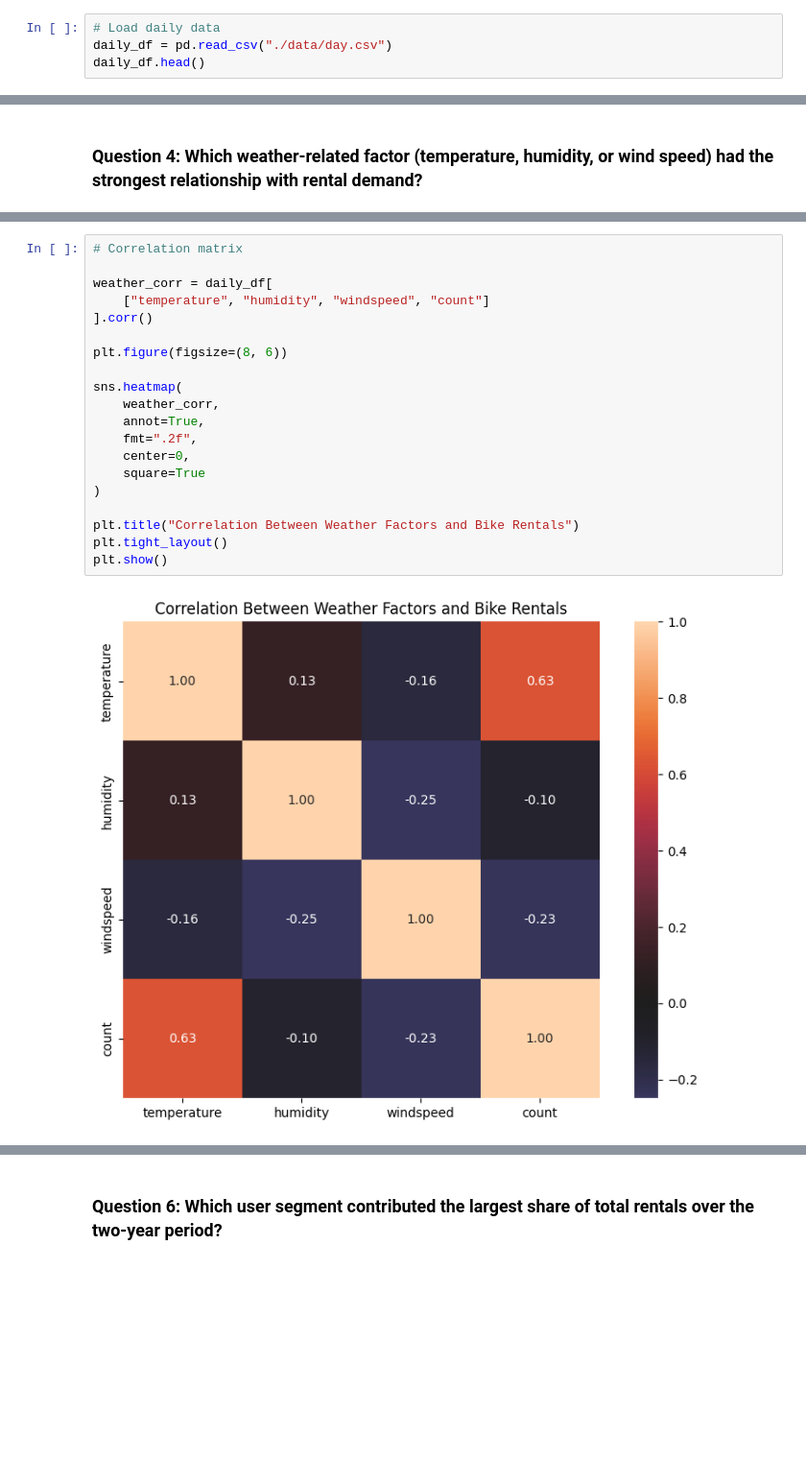
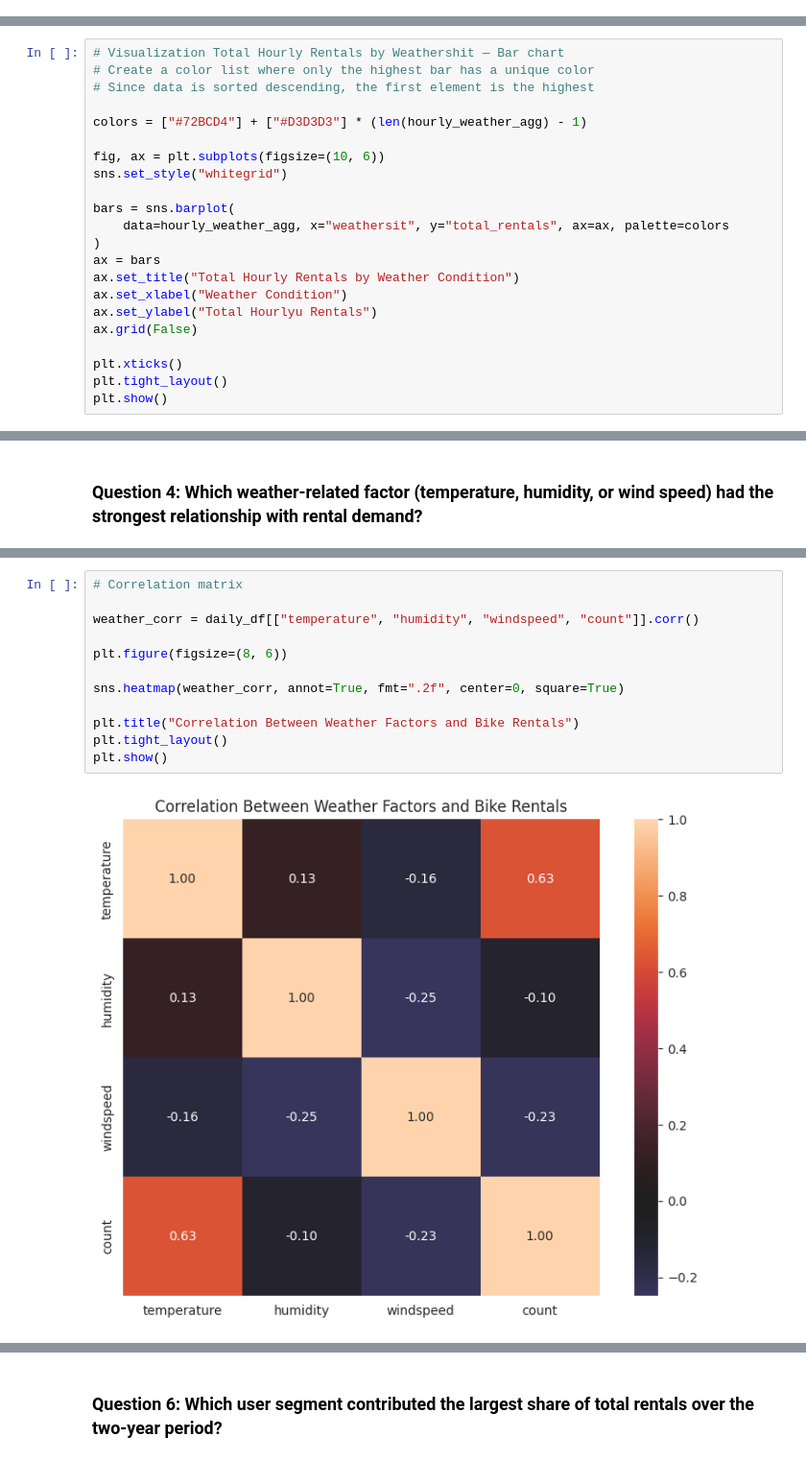
Before and after one commit to muchammadwr/bike-sharing-analytics, a Jupyter notebook: notebook.ipynb, the cells around one changed output, grey strips where cells are left out. Shown at 96% size. Cells and saved outputs as stored; diff of their text form; blank space fills up the shorter version.

```diff
--- a/notebook.ipynb
+++ b/notebook.ipynb
@@ -40,7 +42,3 @@ warnings.filterwarnings("ignore")
 ### Gathering Data
 # %% [markdown]
 #### Load daily_df
-# %%
-# Load daily data
-daily_df = pd.read_csv("./data/day.csv")
-daily_df.head()
@@ -1063,0 +1215,22 @@ Hourly rental demand was highest in Clear weather (204.87 rentals/hour) and decl
+# %%
+# Visualization Total Hourly Rentals by Weathershit — Bar chart
+# Create a color list where only the highest bar has a unique color
+# Since data is sorted descending, the first element is the highest
+
+colors = ["#72BCD4"] + ["#D3D3D3"] * (len(hourly_weather_agg) - 1)
+
+fig, ax = plt.subplots(figsize=(10, 6))
+sns.set_style("whitegrid")
+
+bars = sns.barplot(
+    data=hourly_weather_agg, x="weathersit", y="total_rentals", ax=ax, palette=colors
+)
+ax = bars
+ax.set_title("Total Hourly Rentals by Weather Condition")
+ax.set_xlabel("Weather Condition")
+ax.set_ylabel("Total Hourlyu Rentals")
+ax.grid(False)
+
+plt.xticks()
+plt.tight_layout()
+plt.show()
@@ -1092,25 +1274,17 @@ weather_corr
 # %%
 # Correlation matrix
 
-weather_corr = daily_df[
-    ["temperature", "humidity", "windspeed", "count"]
-].corr()
+weather_corr = daily_df[["temperature", "humidity", "windspeed", "count"]].corr()
 
 plt.figure(figsize=(8, 6))
 
-sns.heatmap(
-    weather_corr,
-    annot=True,
-    fmt=".2f",
-    center=0,
-    square=True
-)
+sns.heatmap(weather_corr, annot=True, fmt=".2f", center=0, square=True)
 
 plt.title("Correlation Between Weather Factors and Bike Rentals")
 plt.tight_layout()
 plt.show()
 # %% [output]
-[figure, old version]
+[figure, new version]
 # %%
 strongest_factor = weather_corr.abs().idxmax()
 
```
Also changed, not shown: parts of 130 cells of this notebook.
